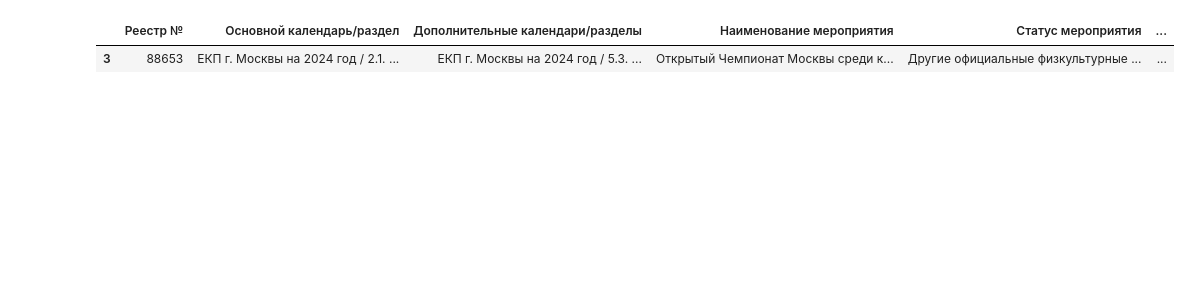
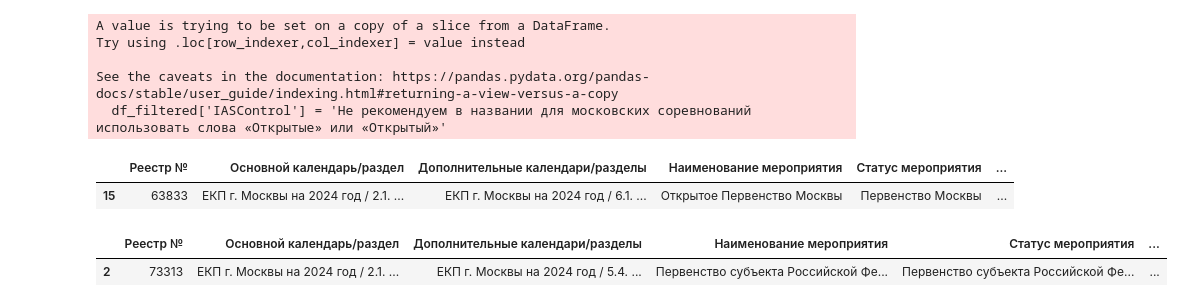
Before and after one commit to Rusta12/IASControl, a Jupyter notebook: Test_report.ipynb, the cells around one changed output. Cells and saved outputs as stored; diff of their text form; code cells hidden in the pictures; blank space fills up the shorter version.

```diff
--- a/Test_report.ipynb
+++ b/Test_report.ipynb
@@ -22,19 +22,39 @@ df
 # %%
-name_events = ['открытый', 'открытые']
+search_events = ['открытый', 'открытые', 'открытое']
 
 #'студенческий', 'cтудентов', 'вузов', 'вузовы']
-name_region = ['Москва', 'Москвы']
+search_region = ['Москва', 'Москвы']
 # %%
-def filtred_open_events(df, name_events, name_region):
-    name_pattern = '|'.join(name_events)
+def filtred_open_events(df, search_events, search_region):
+    name_event = '|'.join(search_events)
+    name_region = '|'.join(search_region)
     df_filtered = df[
-        df['Место проведения'].str.contains('Москва', case=False, na=False) &
-        df['Наименование мероприятия'].str.contains(name_pattern, case=False, na=False)
+        df['Место проведения'].str.contains(name_region, case=False, na=False) &
+        df['Наименование мероприятия'].str.contains(name_event, case=False, na=False)
     ]
     df_filtered['IASControl'] = 'Не рекомендуем в названии для московских соревнований использовать слова «Открытые» или «Открытый»'
     return df_filtered
 
-filtred_open_events(df, name_events)
+filtred_open_events(df, search_events, search_region)
 # %% [output]
+A value is trying to be set on a copy of a slice from a DataFrame.
+Try using .loc[row_indexer,col_indexer] = value instead
+
+See the caveats in the documentation: https://pandas.pydata.org/pandas-docs/stable/user_guide/indexing.html#returning-a-view-versus-a-copy
+  df_filtered['IASControl'] = 'Не рекомендуем в названии для московских соревнований использовать слова «Открытые» или «Открытый»'
 |  | Реестр № | Основной календарь/раздел | Дополнительные календари/разделы | Наименование мероприятия | Статус мероприятия | ... |
-| 3 | 88653 | ЕКП г. Москвы на 2024 год / 2.1. ... | ЕКП г. Москвы на 2024 год / 5.3. ... | Открытый Чемпионат Москвы среди к... | Другие официальные физкультурные ... | ... |
+| 15 | 63833 | ЕКП г. Москвы на 2024 год / 2.1. ... | ЕКП г. Москвы на 2024 год / 6.1. ... | Открытое Первенство Москвы | Первенство Москвы | ... |
+# %%
+def responsible_for_conducting(df):
+    name_region = '|'.join(search_region)
+    df = df[df['Место проведения'].str.contains(name_region, case=False, na=False)]
+    df = df[(df['Кол. участ.'] >= 300)]
+    df = df[~(df['Ответственные лица'].str.contains(
+        'Ответ. за проведение', case=False, na=False
+    ))]
+    return df
+
+responsible_for_conducting(df)
+# %% [output]
+|  | Реестр № | Основной календарь/раздел | Дополнительные календари/разделы | Наименование мероприятия | Статус мероприятия | ... |
+| 2 | 73313 | ЕКП г. Москвы на 2024 год / 2.1. ... | ЕКП г. Москвы на 2024 год / 5.4. ... | Первенство субъекта Российской Фе... | Первенство субъекта Российской Фе... | ... |
```
Also changed, not shown: parts of 1 cell of this notebook, 4 other files.
